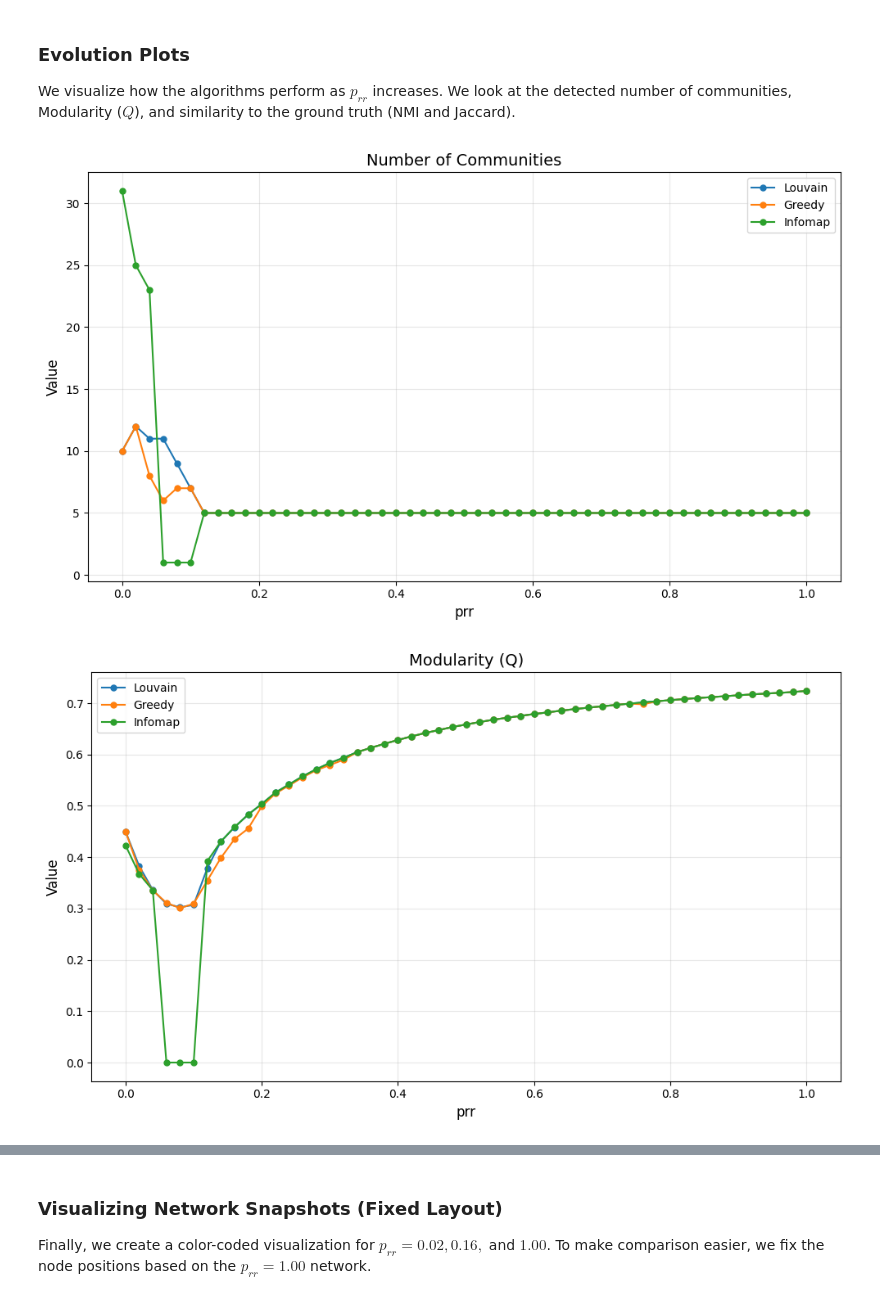
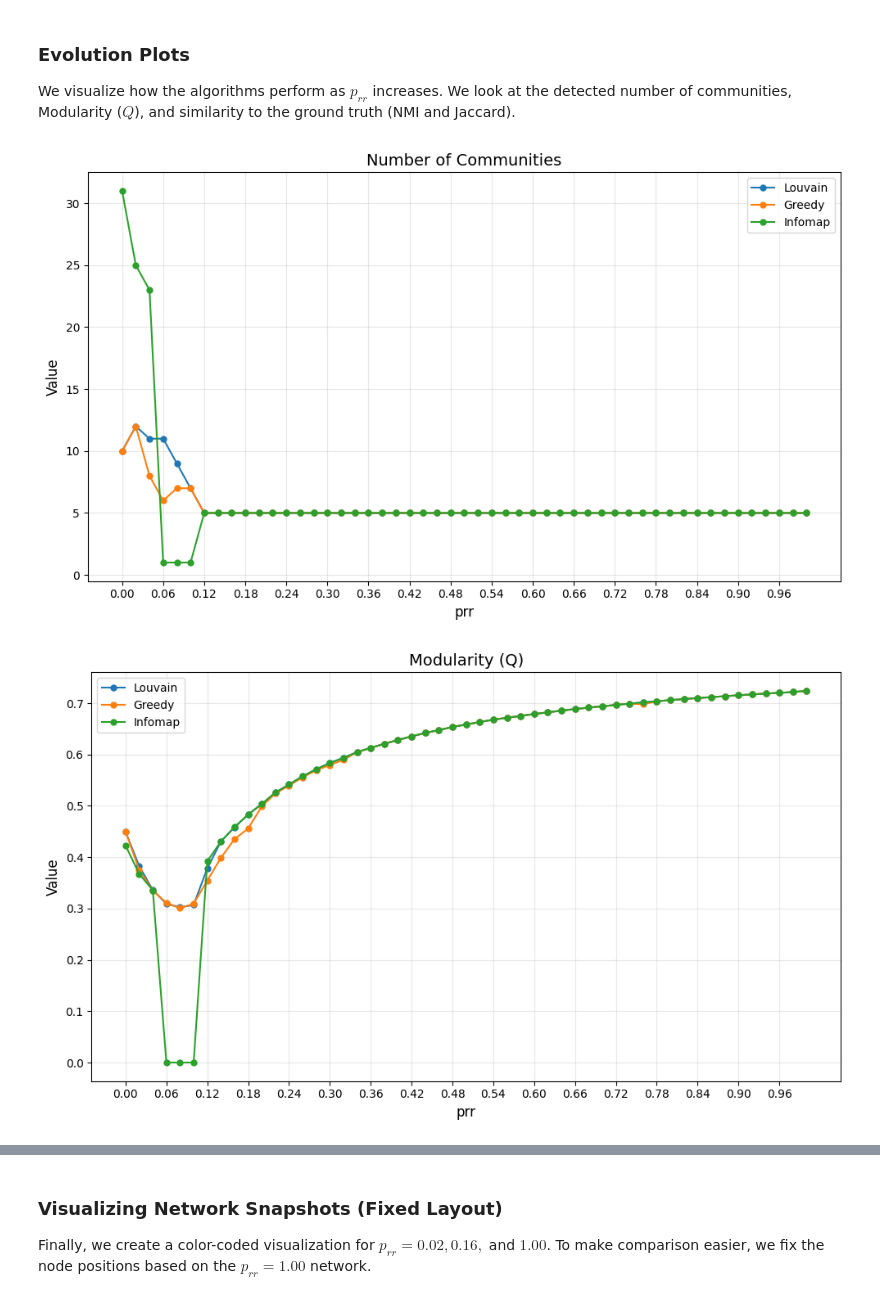
Before and after one commit to OmarMorales71/complex-networks, a Jupyter notebook: activities/A2/community_detection.ipynb, the cells around one changed output, grey strips where cells are left out. Cells and saved outputs as stored; diff of their text form; code cells hidden in the pictures.

Commit message:
Save plots

```diff
--- a/activities/A2/community_detection.ipynb
+++ b/activities/A2/community_detection.ipynb
@@ -158,25 +148,26 @@ We visualize how the algorithms perform as $p_{rr}$ increases. We look at the de
 # %%
 # Cell Description: Generate individual plots for each metric showing the evolution
 # as a function of prr.
 
 metrics = [("N_Comm", "Number of Communities"), ("Q", "Modularity (Q)"),
            ("NMI", "NMI Score"), ("Jaccard", "Jaccard Index"), ("NVI", "Normalized VI")]
 
 for col, title in metrics:
     fig, ax = plt.subplots(figsize=(10, 6))
     for algo in df['Algorithm'].unique():
         data = df[df['Algorithm'] == algo]
         ax.plot(data['prr'], data[col], label=algo, marker='o', markersize=5)
     ax.set_title(title, fontsize=14)
     ax.set_xlabel("prr", fontsize=12)
     ax.set_ylabel("Value", fontsize=12)
     ax.legend()
     ax.grid(True, alpha=0.3)
+    ax.set_xticks(np.arange(0, 1.02, 0.06))
     plt.tight_layout()
     file_name = title.lower().replace(" ", "_").replace("(", "").replace(")", "").replace("$", "").replace("q", "modularity")
     file_path_png = os.path.join(plots_dir, f"{file_name}.png")
     plt.savefig(file_path_png, format="png", bbox_inches="tight")
     plt.show()
 # %% [output]
-[figure, old version]
+[figure, new version]
-[figure, old version]
+[figure, new version]
```
Also changed, not shown: parts of 5 cells of this notebook, 18 other files.
